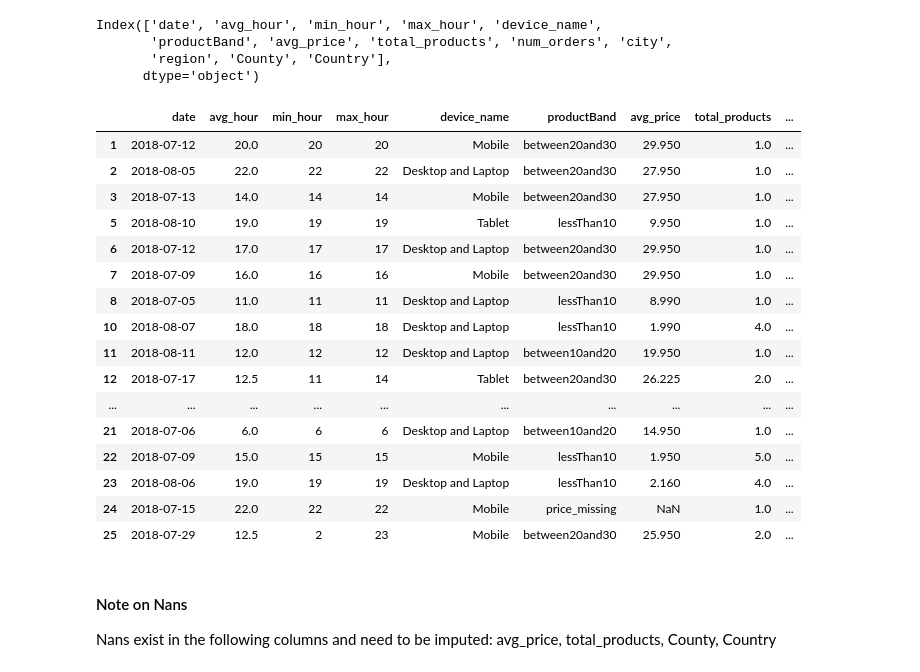
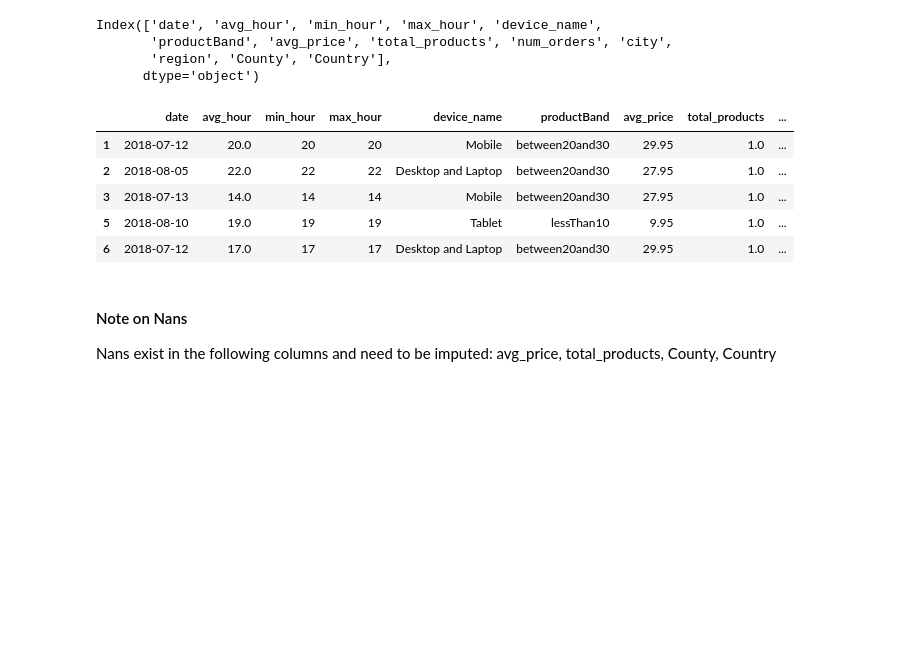
Before and after one commit to JoekingCooper/btakehometask, a Jupyter notebook: notebooks/2_Imputing_Nans.ipynb, the cells around one changed output. Drawn from its saved outputs; the diff is of its cells as text; code cells hidden in the pictures; blank space fills up the shorter version.

Commit message:
truncate some of the dataframe results, to save space

```diff
--- a/notebooks/2_Imputing_Nans.ipynb
+++ b/notebooks/2_Imputing_Nans.ipynb
@@ -32,25 +32,14 @@ Index(['date', 'avg_hour', 'min_hour', 'max_hour', 'device_name',
        'region', 'County', 'Country'],
       dtype='object')
 # %%
-df.head(20)
+df.head()
 # %% [output]
 |  | date | avg_hour | min_hour | max_hour | device_name | productBand | avg_price | total_products | ... |
-| 1 | 2018-07-12 | 20.0 | 20 | 20 | Mobile | between20and30 | 29.950 | 1.0 | ... |
-| 2 | 2018-08-05 | 22.0 | 22 | 22 | Desktop and Laptop | between20and30 | 27.950 | 1.0 | ... |
-| 3 | 2018-07-13 | 14.0 | 14 | 14 | Mobile | between20and30 | 27.950 | 1.0 | ... |
-| 5 | 2018-08-10 | 19.0 | 19 | 19 | Tablet | lessThan10 | 9.950 | 1.0 | ... |
-| 6 | 2018-07-12 | 17.0 | 17 | 17 | Desktop and Laptop | between20and30 | 29.950 | 1.0 | ... |
-| 7 | 2018-07-09 | 16.0 | 16 | 16 | Mobile | between20and30 | 29.950 | 1.0 | ... |
-| 8 | 2018-07-05 | 11.0 | 11 | 11 | Desktop and Laptop | lessThan10 | 8.990 | 1.0 | ... |
-| 10 | 2018-08-07 | 18.0 | 18 | 18 | Desktop and Laptop | lessThan10 | 1.990 | 4.0 | ... |
-| 11 | 2018-08-11 | 12.0 | 12 | 12 | Desktop and Laptop | between10and20 | 19.950 | 1.0 | ... |
-| 12 | 2018-07-17 | 12.5 | 11 | 14 | Tablet | between20and30 | 26.225 | 2.0 | ... |
-| ... | ... | ... | ... | ... | ... | ... | ... | ... | ... |
-| 21 | 2018-07-06 | 6.0 | 6 | 6 | Desktop and Laptop | between10and20 | 14.950 | 1.0 | ... |
-| 22 | 2018-07-09 | 15.0 | 15 | 15 | Mobile | lessThan10 | 1.950 | 5.0 | ... |
-| 23 | 2018-08-06 | 19.0 | 19 | 19 | Desktop and Laptop | lessThan10 | 2.160 | 4.0 | ... |
-| 24 | 2018-07-15 | 22.0 | 22 | 22 | Mobile | price_missing | NaN | 1.0 | ... |
-| 25 | 2018-07-29 | 12.5 | 2 | 23 | Mobile | between20and30 | 25.950 | 2.0 | ... |
+| 1 | 2018-07-12 | 20.0 | 20 | 20 | Mobile | between20and30 | 29.95 | 1.0 | ... |
+| 2 | 2018-08-05 | 22.0 | 22 | 22 | Desktop and Laptop | between20and30 | 27.95 | 1.0 | ... |
+| 3 | 2018-07-13 | 14.0 | 14 | 14 | Mobile | between20and30 | 27.95 | 1.0 | ... |
+| 5 | 2018-08-10 | 19.0 | 19 | 19 | Tablet | lessThan10 | 9.95 | 1.0 | ... |
+| 6 | 2018-07-12 | 17.0 | 17 | 17 | Desktop and Laptop | between20and30 | 29.95 | 1.0 | ... |
 # %% [markdown]
 #### Note on Nans
 
```
Also changed, not shown: parts of 4 cells of this notebook, 1 other file.
